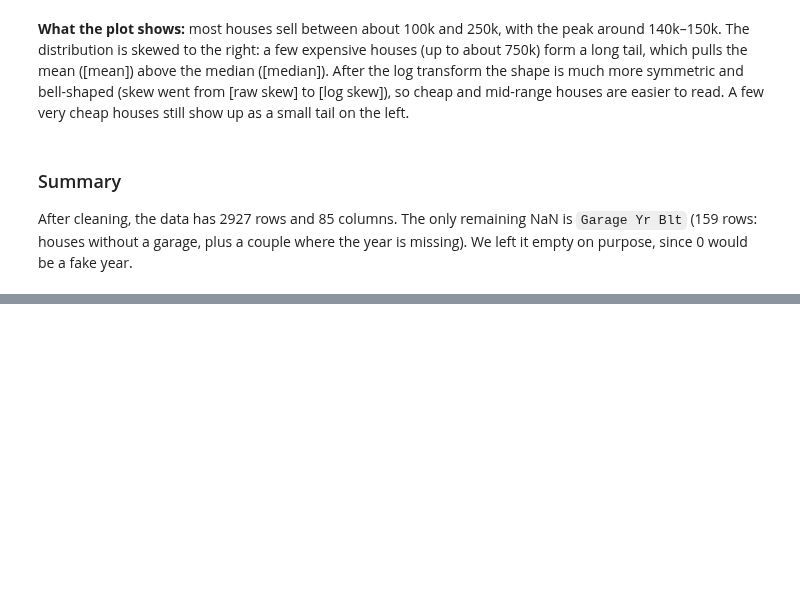
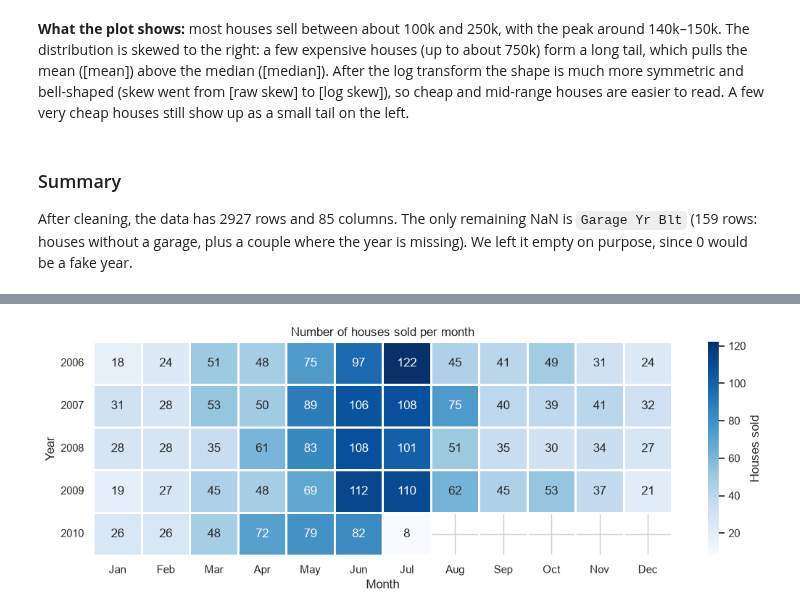
Before and after one commit to Maroscsak-Daniel/Labor-ML-, a Jupyter notebook: analysis.ipynb, the cells around one changed output, grey strips where cells are left out. Saved outputs shown, nothing was run; the diff lists cells and outputs as text; code cells hidden in the pictures; blank space fills up the shorter version.

```diff
--- a/analysis.ipynb
+++ b/analysis.ipynb
@@ -388,0 +409,15 @@ After cleaning, the data has 2927 rows and 85 columns. The only remaining NaN is
+# %%
+sales = clean_df.pivot_table(index="Yr Sold", columns="Mo Sold", values="SalePrice", aggfunc="count")
+sales.columns = ["Jan", "Feb", "Mar", "Apr", "May", "Jun", "Jul", "Aug", "Sep", "Oct", "Nov", "Dec"]
+
+plt.figure(figsize=(11, 4))
+sns.heatmap(sales, annot=True, fmt=".0f", cmap="Blues", linewidths=1, linecolor="white",
+            cbar_kws={"label": "Houses sold"})
+plt.xlabel("Month")
+plt.ylabel("Year")
+plt.title("Number of houses sold per month")
+plt.yticks(rotation=0)
+plt.tight_layout()
+plt.show()
+# %% [output]
+[figure, added]
```
Also changed, not shown: parts of 7 cells of this notebook, 1 other file.
